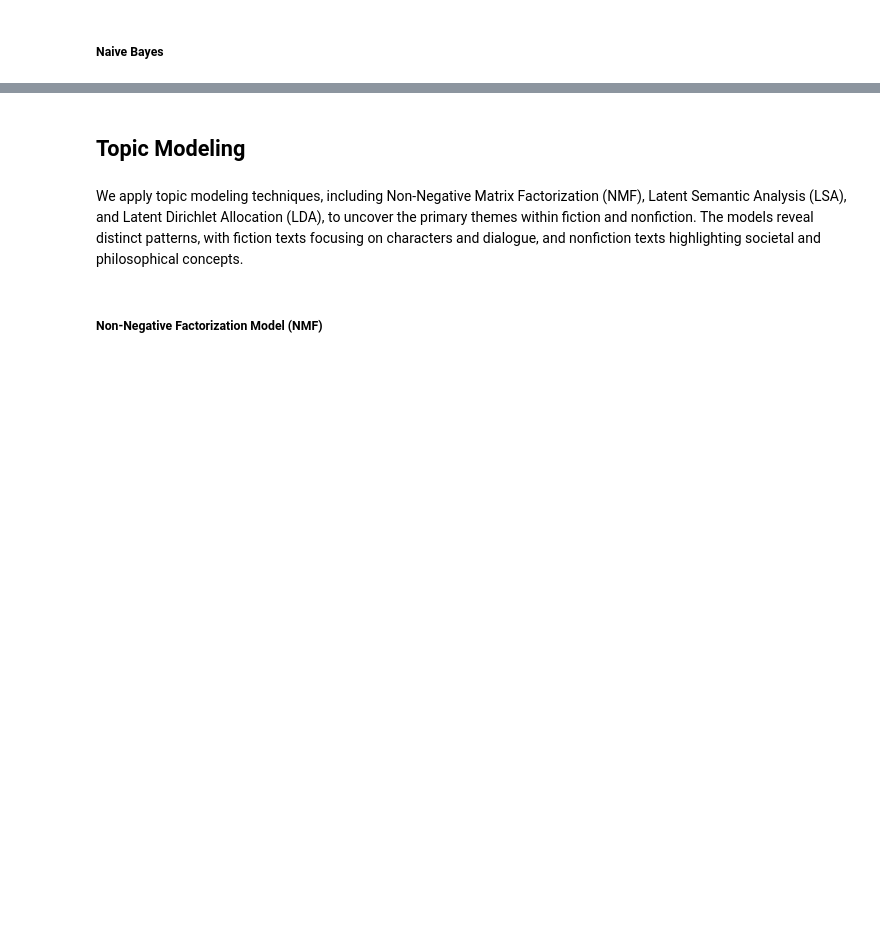
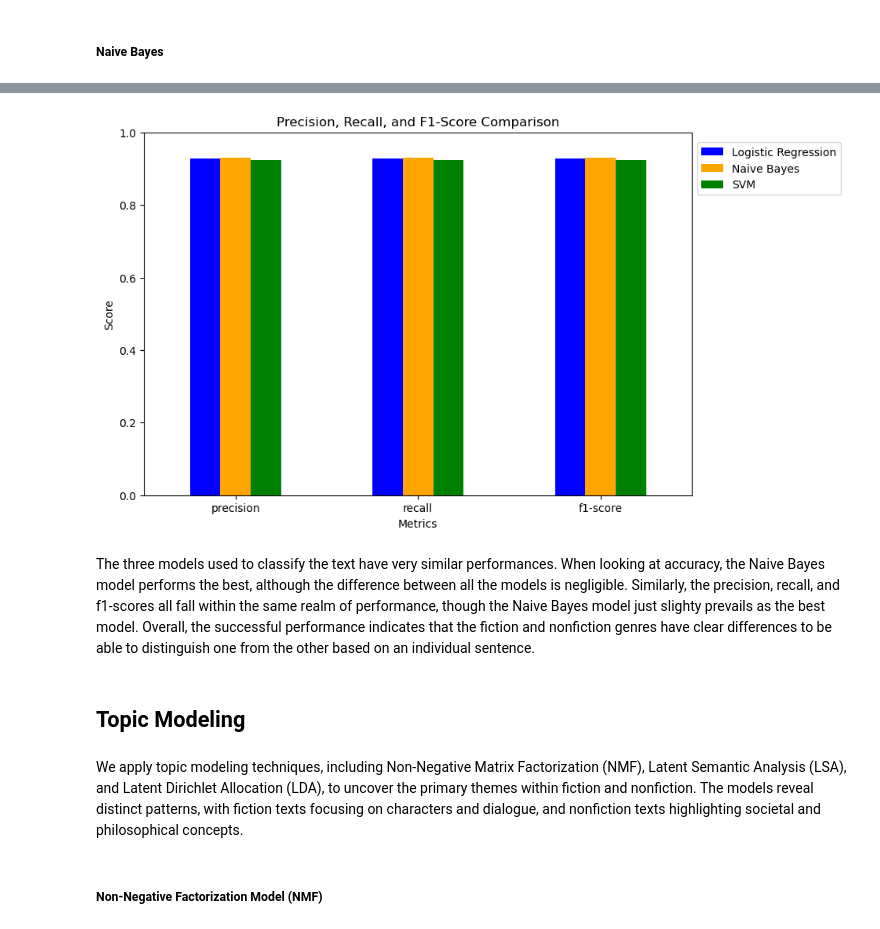
Before and after one commit to lvandine44/ADS509-FinalProject, a Jupyter notebook: LiteraryAnalysisTextMining.ipynb, the cells around one changed output, grey strips where cells are left out. Saved outputs shown, nothing was run; the diff lists cells and outputs as text; code cells hidden in the pictures; blank space fills up the shorter version.

```diff
--- a/LiteraryAnalysisTextMining.ipynb
+++ b/LiteraryAnalysisTextMining.ipynb
@@ -551,3 +572,35 @@ weighted avg       0.94      0.94      0.94      5153
+# %%
+# Get classification report metrics as a dict
+cr_log = classification_report(y_test, y_pred_log, output_dict=True)
+cr_nb = classification_report(y_test, y_pred_nb, output_dict=True)
+cr_svm = classification_report(y_test, y_pred_svm, output_dict=True)
+
+# Extract precision, recall, and f1-score
+metrics = ['precision', 'recall', 'f1-score']
+log_metrics = [cr_log['weighted avg'][metric] for metric in metrics]
+nb_metrics = [cr_nb['weighted avg'][metric] for metric in metrics]
+svm_metrics = [cr_svm['weighted avg'][metric] for metric in metrics]
+
+# Combine metrics into dataframe
+df_metrics = pd.DataFrame({
+    'Metrics': metrics,
+    'Logistic Regression': log_metrics,
+    'Naive Bayes': nb_metrics,
+    'SVM': svm_metrics
+})
+
+# Plot grouped bar chart
+df_metrics.set_index('Metrics').plot(kind='bar', figsize=(9, 6), color=['blue', 'orange', 'green'])
+plt.title('Precision, Recall, and F1-Score Comparison')
+plt.ylim(0, 1)
+plt.ylabel('Score')
+plt.xticks(rotation=0)
+plt.legend(loc='center left', bbox_to_anchor=(1, 0.9), fontsize=10)
+plt.show()
+# %% [output]
+[figure, added]
+# %% [markdown]
+The three models used to classify the text have very similar performances. When looking at accuracy, the Naive Bayes model performs the best, although the difference between all the models is negligible. Similarly, the precision, recall, and f1-scores all fall within the same realm of performance, though the Naive Bayes model just slighty prevails as the best model. Overall, the successful performance indicates that the fiction and nonfiction genres have clear differences to be able to distinguish one from the other based on an individual sentence.
 # %% [markdown]
 ## Topic Modeling
 # %% [markdown]
```
Also changed, not shown: parts of 17 cells of this notebook.
